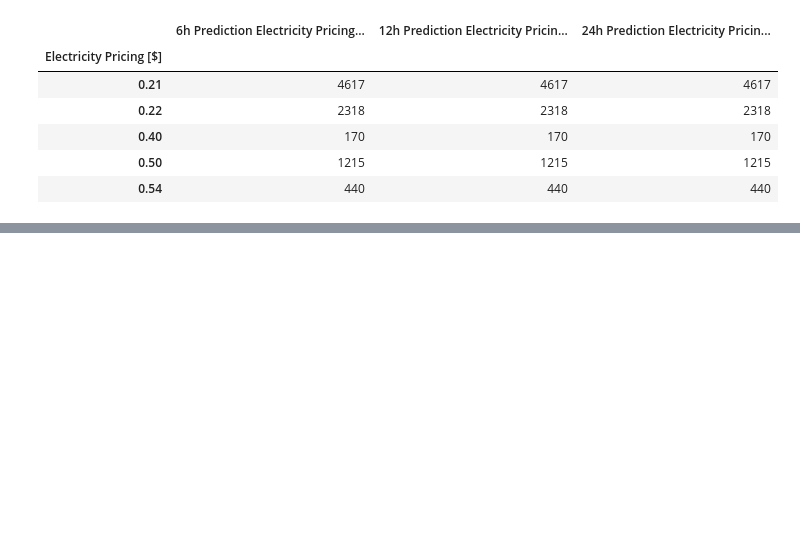
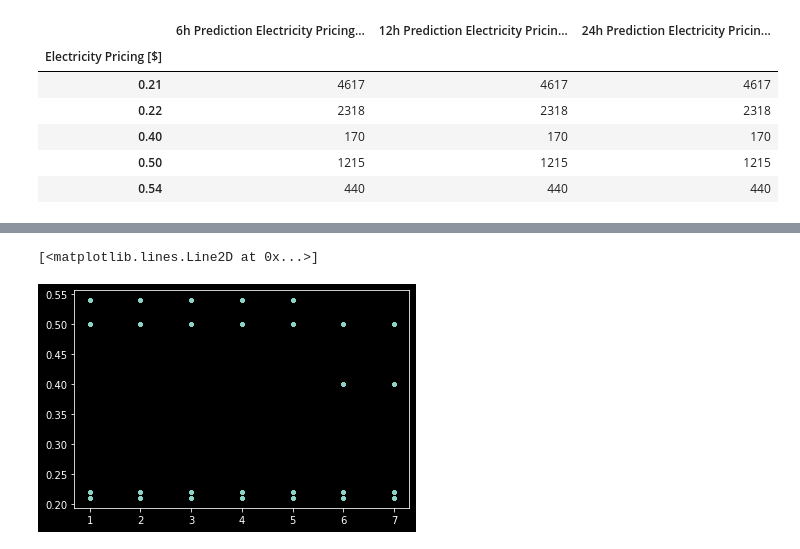
Before and after one commit to ludwigbald/msc-thesis, a Jupyter notebook: exploration.ipynb, the cells around one changed output, grey strips where cells are left out. Drawn from its saved outputs; the diff is of its cells as text; code cells hidden in the pictures; blank space fills up the shorter version.

```diff
--- a/exploration.ipynb
+++ b/exploration.ipynb
@@ -10,6 +10,7 @@ The goal of this subproject is to identify the distributions of these point esti
 import numpy as np
 import pandas as pd
 import matplotlib.pyplot as plt
+plt.style.use('dark_background')
 
 # let's read in the data (this would probably be easier in SQL, but I don't want to set up a database)
 weather = pd.read_csv("data/citylearn_challenge_2022_phase_1/weather.csv")
@@ -17,6 +18,7 @@ weather = pd.read_csv("data/citylearn_challenge_2022_phase_1/weather.csv")
 building1 = pd.read_csv("data/citylearn_challenge_2022_phase_1/Building_1.csv")
 
 pricing = pd.read_csv("data/citylearn_challenge_2022_phase_1/pricing.csv")
+co2 = pd.read_csv("data/citylearn_challenge_2022_phase_1/carbon_intensity.csv")
 # %%
 # let's look at the weather data
 weather
@@ -137,0 +156,7 @@ pricing.groupby("Electricity Pricing [$]").count()
+# %%
+pricingtime = pd.concat(objs=[building1[["Hour", "Month","Day Type"]], pricing["Electricity Pricing [$]"], co2],
+                        axis="columns")
+#pricingtime.groupby("Hour").mean()
+print(np.corrcoef(pricingtime["Electricity Pricing [$]"], pricingtime["kg_CO2/kWh"]))
+
+pricingtime.groupby(["Electricity Pricing [$]", "Month"]).count()
@@ -137,0 +184,6 @@ pricing.groupby("Electricity Pricing [$]").count()
+# %%
+# The prices vary through the week:
+plt.plot(pricingtime["Day Type"], pricingtime["Electricity Pricing [$]"] , ".")
+# %% [output]
+[<matplotlib.lines.Line2D at 0x...>]
+[figure, added]
```
Also changed, not shown: parts of 13 cells of this notebook, 4 other files.
